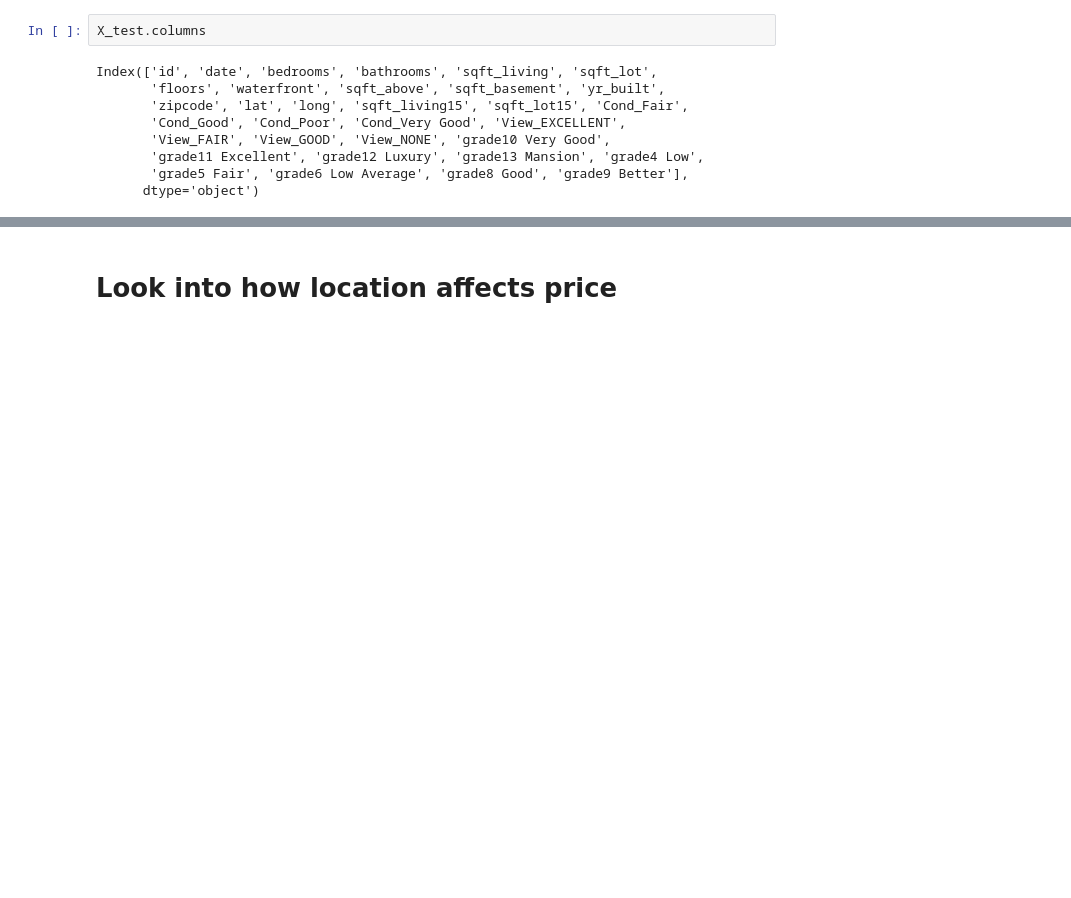
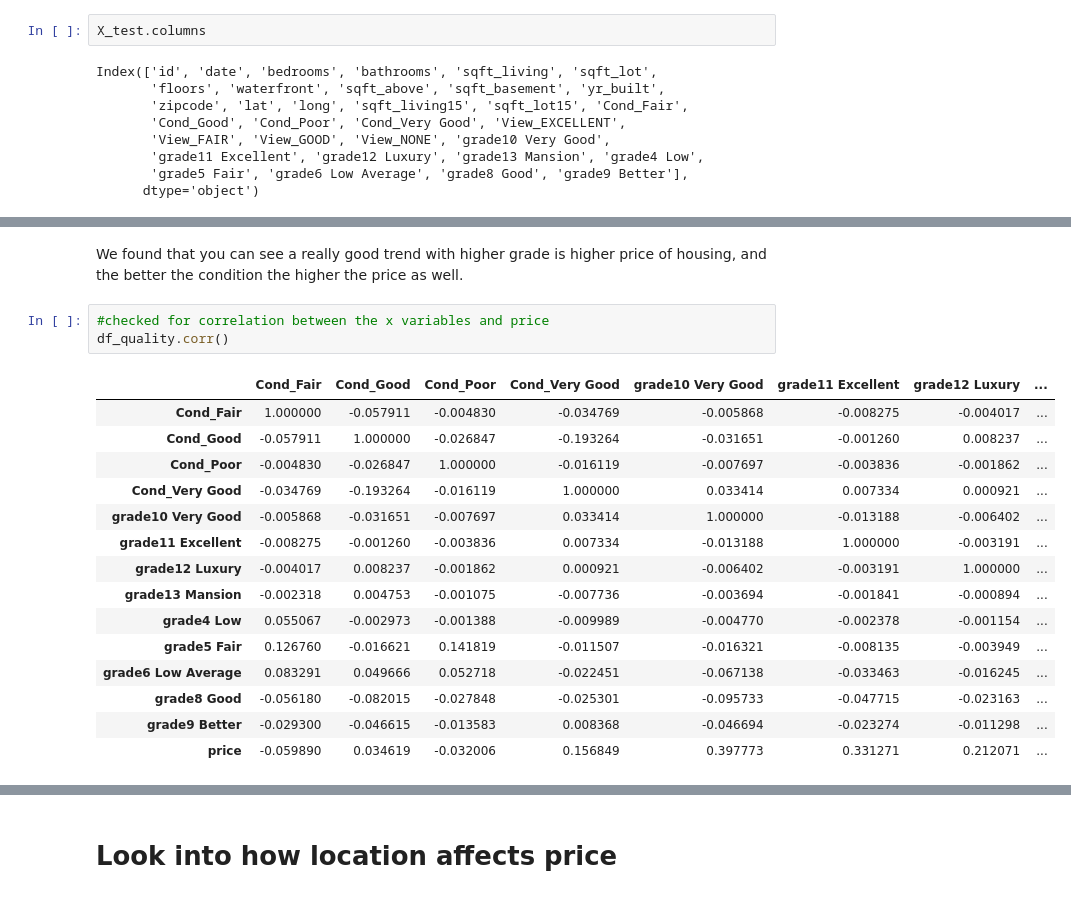
Before and after one commit to zpollats/p2_project_group4, a Jupyter notebook: ZachWorking.ipynb, the cells around one changed output, grey strips where cells are left out. Saved outputs shown, nothing was run; the diff lists cells and outputs as text; blank space fills up the shorter version.

```diff
--- a/ZachWorking.ipynb
+++ b/ZachWorking.ipynb
@@ -566,0 +636,21 @@ Index(['id', 'date', 'bedrooms', 'bathrooms', 'sqft_living', 'sqft_lot',
+# %% [markdown]
+We found that you can see a really good trend with higher grade is higher price of housing, and the better the condition the higher the price as well.
+# %%
+#checked for correlation between the x variables and price
+df_quality.corr()
+# %% [output]
+|  | Cond_Fair | Cond_Good | Cond_Poor | Cond_Very Good | grade10 Very Good | grade11 Excellent | grade12 Luxury | ... |
+| Cond_Fair | 1.000000 | -0.057911 | -0.004830 | -0.034769 | -0.005868 | -0.008275 | -0.004017 | ... |
+| Cond_Good | -0.057911 | 1.000000 | -0.026847 | -0.193264 | -0.031651 | -0.001260 | 0.008237 | ... |
+| Cond_Poor | -0.004830 | -0.026847 | 1.000000 | -0.016119 | -0.007697 | -0.003836 | -0.001862 | ... |
+| Cond_Very Good | -0.034769 | -0.193264 | -0.016119 | 1.000000 | 0.033414 | 0.007334 | 0.000921 | ... |
+| grade10 Very Good | -0.005868 | -0.031651 | -0.007697 | 0.033414 | 1.000000 | -0.013188 | -0.006402 | ... |
+| grade11 Excellent | -0.008275 | -0.001260 | -0.003836 | 0.007334 | -0.013188 | 1.000000 | -0.003191 | ... |
+| grade12 Luxury | -0.004017 | 0.008237 | -0.001862 | 0.000921 | -0.006402 | -0.003191 | 1.000000 | ... |
+| grade13 Mansion | -0.002318 | 0.004753 | -0.001075 | -0.007736 | -0.003694 | -0.001841 | -0.000894 | ... |
+| grade4 Low | 0.055067 | -0.002973 | -0.001388 | -0.009989 | -0.004770 | -0.002378 | -0.001154 | ... |
+| grade5 Fair | 0.126760 | -0.016621 | 0.141819 | -0.011507 | -0.016321 | -0.008135 | -0.003949 | ... |
+| grade6 Low Average | 0.083291 | 0.049666 | 0.052718 | -0.022451 | -0.067138 | -0.033463 | -0.016245 | ... |
+| grade8 Good | -0.056180 | -0.082015 | -0.027848 | -0.025301 | -0.095733 | -0.047715 | -0.023163 | ... |
+| grade9 Better | -0.029300 | -0.046615 | -0.013583 | 0.008368 | -0.046694 | -0.023274 | -0.011298 | ... |
+| price | -0.059890 | 0.034619 | -0.032006 | 0.156849 | 0.397773 | 0.331271 | 0.212071 | ... |
```
Also changed, not shown: parts of 38 cells of this notebook.
